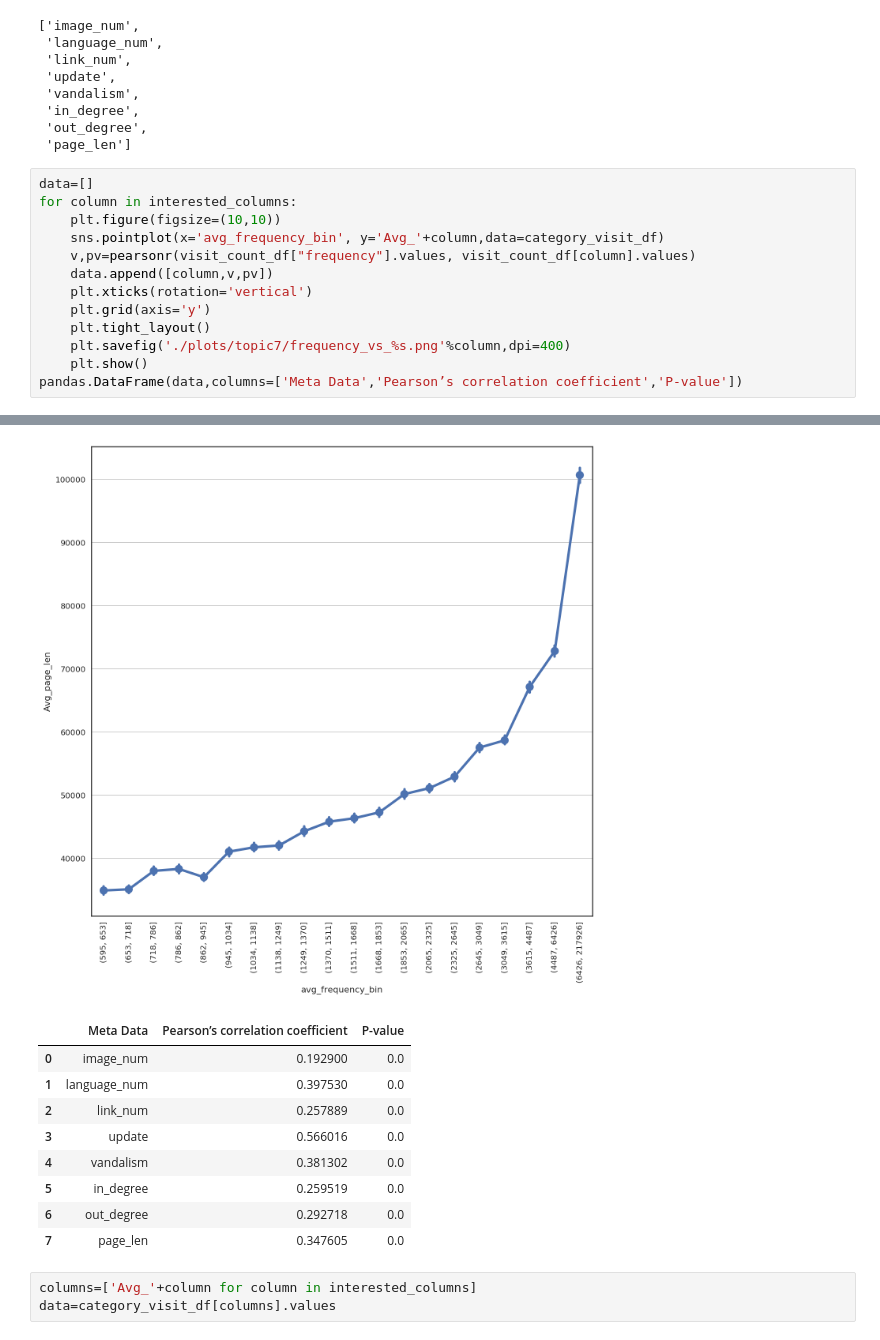
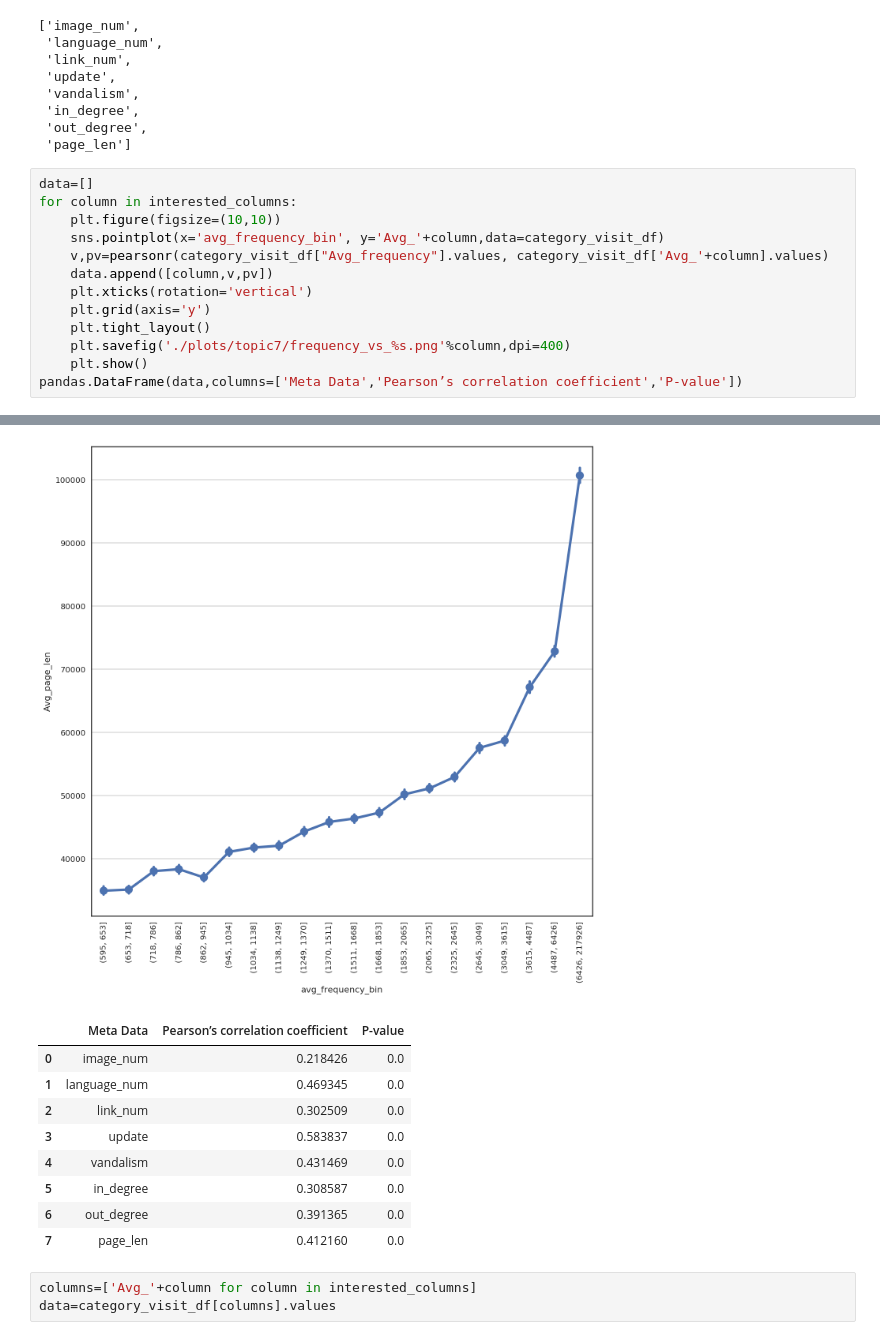
Before and after one commit to xuan-li/CSE-544-Project, a Jupyter notebook: Topic7_Category.ipynb, the cells around one changed output, grey strips where cells are left out. Saved outputs shown, nothing was run; the diff lists cells and outputs as text.

```diff
--- a/Topic7_Category.ipynb
+++ b/Topic7_Category.ipynb
@@ -115,34 +115,34 @@ interested_columns
 # %%
 data=[]
 for column in interested_columns:
     plt.figure(figsize=(10,10))
     sns.pointplot(x='avg_frequency_bin', y='Avg_'+column,data=category_visit_df)
-    v,pv=pearsonr(visit_count_df["frequency"].values, visit_count_df[column].values)
+    v,pv=pearsonr(category_visit_df["Avg_frequency"].values, category_visit_df['Avg_'+column].values)
     data.append([column,v,pv])
     plt.xticks(rotation='vertical')
     plt.grid(axis='y')
     plt.tight_layout()
     plt.savefig('./plots/topic7/frequency_vs_%s.png'%column,dpi=400)
     plt.show()
 pandas.DataFrame(data,columns=['Meta Data','Pearson’s correlation coefficient','P-value'])
 # %% [output]
 [figure]
 [figure]
 [figure]
 [figure]
 [figure]
 [figure]
 [figure]
 [figure]
 |  | Meta Data | Pearson’s correlation coefficient | P-value |
-| 0 | image_num | 0.192900 | 0.0 |
-| 1 | language_num | 0.397530 | 0.0 |
-| 2 | link_num | 0.257889 | 0.0 |
-| 3 | update | 0.566016 | 0.0 |
-| 4 | vandalism | 0.381302 | 0.0 |
-| 5 | in_degree | 0.259519 | 0.0 |
-| 6 | out_degree | 0.292718 | 0.0 |
-| 7 | page_len | 0.347605 | 0.0 |
+| 0 | image_num | 0.218426 | 0.0 |
+| 1 | language_num | 0.469345 | 0.0 |
+| 2 | link_num | 0.302509 | 0.0 |
+| 3 | update | 0.583837 | 0.0 |
+| 4 | vandalism | 0.431469 | 0.0 |
+| 5 | in_degree | 0.308587 | 0.0 |
+| 6 | out_degree | 0.391365 | 0.0 |
+| 7 | page_len | 0.412160 | 0.0 |
 # %%
 columns=['Avg_'+column for column in interested_columns]
 data=category_visit_df[columns].values
```
Also changed, not shown: 26 other files.
